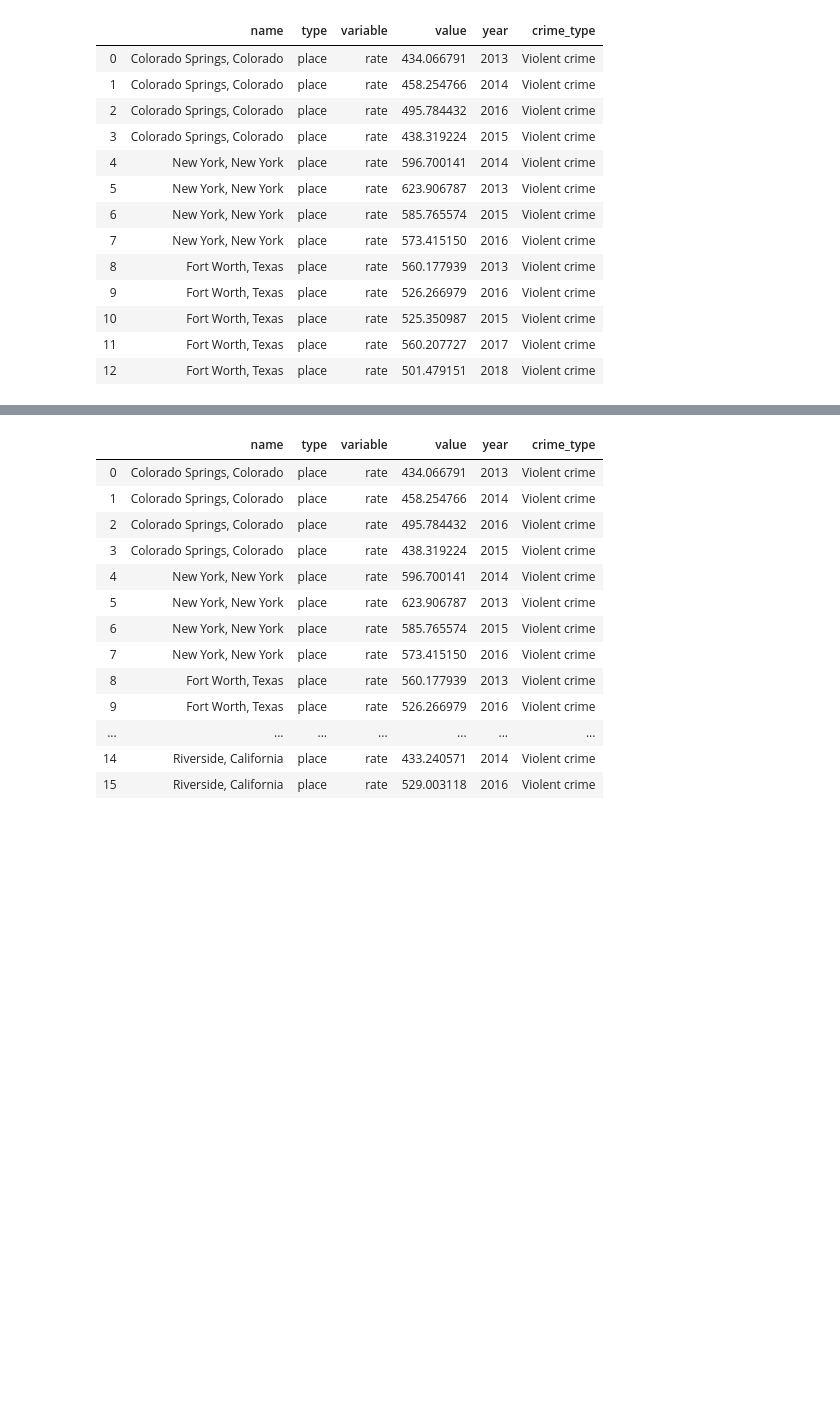
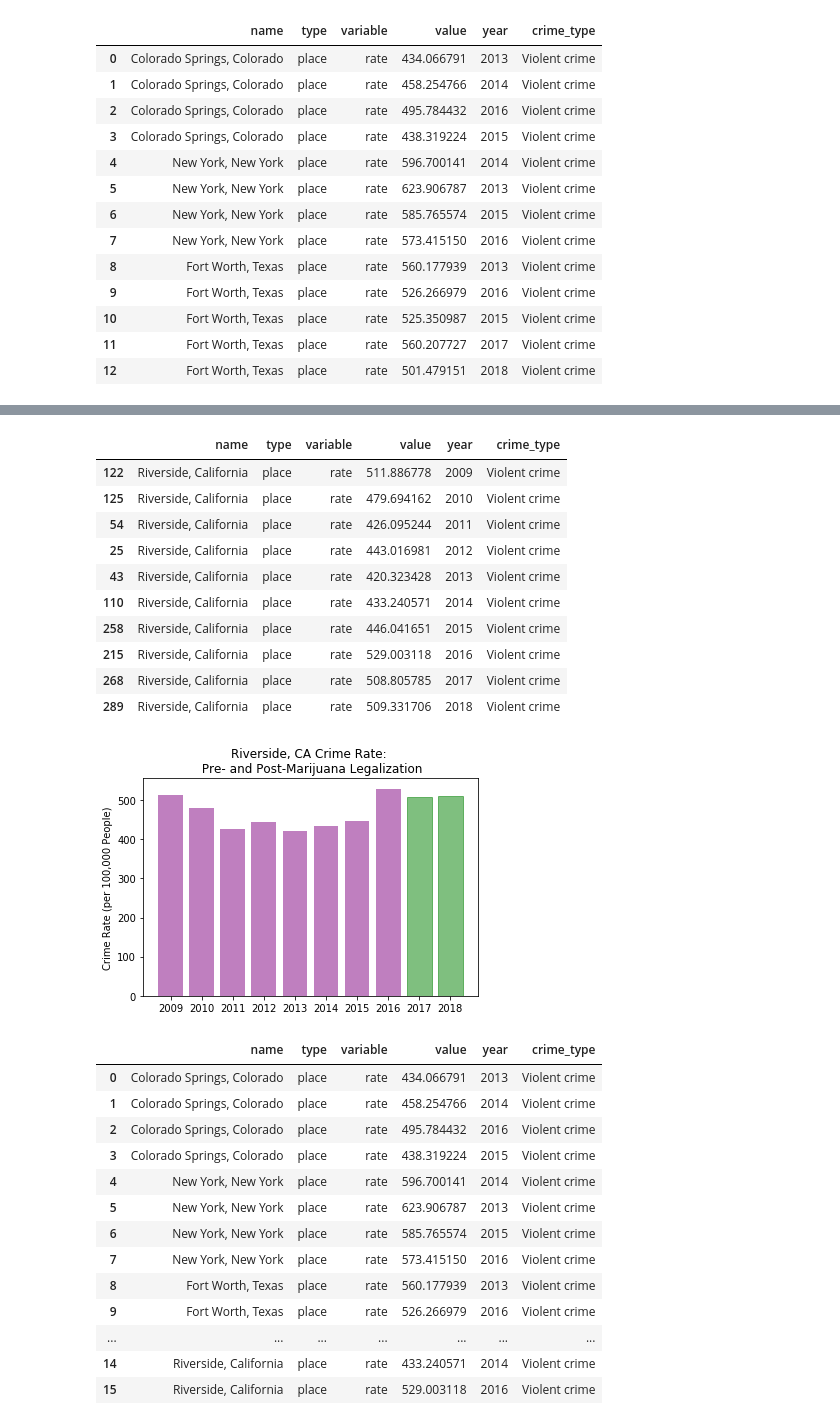
Before and after one commit to rose-gonoud/project1, a Jupyter notebook: all-city-analysis.ipynb, the cells around one changed output, grey strips where cells are left out. Drawn from its saved outputs; the diff is of its cells as text; code cells hidden in the pictures; blank space fills up the shorter version.

```diff
--- a/all-city-analysis.ipynb
+++ b/all-city-analysis.ipynb
@@ -118,3 +262,45 @@ CAcrimeRatesViolentYears
+# %%
+file_to_load4 = os.path.join("Output CSVs", "Riverside.csv")
+
+CAcrimeDF = pd.read_csv(file_to_load4)
+
+CAcrimeRates = CAcrimeDF.loc[CAcrimeDF["variable"] == "rate"]
+
+CAcrimeRatesViolent = CAcrimeRates.loc[CAcrimeRates["crime_type"] == "Violent crime"]
+CAcrimeRatesViolent = CAcrimeRatesViolent.drop_duplicates()
+CAcrimeRatesViolentYears = CAcrimeRatesViolent.loc[CAcrimeRatesViolent["year"].isin(years)]
+CAcrimeRatesViolentYears
+
+#CA_prepost_legalization = [2009, 2010, 2011, 2012, 2013, 2014, 2015, 2016, 2017, 2018]
+
+CAcrimePostLegalization = CAcrimeRatesViolent.loc[CAcrimeRatesViolent["year"].isin(years)]
+CAcrimePostLegalization = CAcrimePostLegalization.drop(columns=["key", "id", "place_name"])
+CAcrimePostLegalization = CAcrimePostLegalization.sort_values(['year'], ascending=[True])
+CAcrimePostLegalization
+
+CA_x_axis = np.arange(len(CAcrimePostLegalization["value"]))
+postLegalCA = plt.bar(CA_x_axis, CAcrimePostLegalization["value"], color='purple', alpha=0.5, align="center")
+postLegalCA[8].set_color('g')
+postLegalCA[9].set_color('g')
+
+tick_locations = [value for value in CA_x_axis]
+plt.xticks(tick_locations, years)
+plt.title("Riverside, CA Crime Rate: \n Pre- and Post-Marijuana Legalization")
+plt.ylabel("Crime Rate (per 100,000 People)")
+CAcrimePostLegalization
+# %% [output]
+|  | name | type | variable | value | year | crime_type |
+| 122 | Riverside, California | place | rate | 511.886778 | 2009 | Violent crime |
+| 125 | Riverside, California | place | rate | 479.694162 | 2010 | Violent crime |
+| 54 | Riverside, California | place | rate | 426.095244 | 2011 | Violent crime |
+| 25 | Riverside, California | place | rate | 443.016981 | 2012 | Violent crime |
+| 43 | Riverside, California | place | rate | 420.323428 | 2013 | Violent crime |
+| 110 | Riverside, California | place | rate | 433.240571 | 2014 | Violent crime |
+| 258 | Riverside, California | place | rate | 446.041651 | 2015 | Violent crime |
+| 215 | Riverside, California | place | rate | 529.003118 | 2016 | Violent crime |
+| 268 | Riverside, California | place | rate | 508.805785 | 2017 | Violent crime |
+| 289 | Riverside, California | place | rate | 509.331706 | 2018 | Violent crime |
+[figure, added]
 # %%
 CO_TX_NY_CA = pd.merge(CO_TX_NY, CAcrimeRatesViolentYears, how='outer', on=["name", "year", "type", "crime_type", "value", "variable"])
 
```
Also changed, not shown: parts of 11 cells of this notebook, 1 other file.
